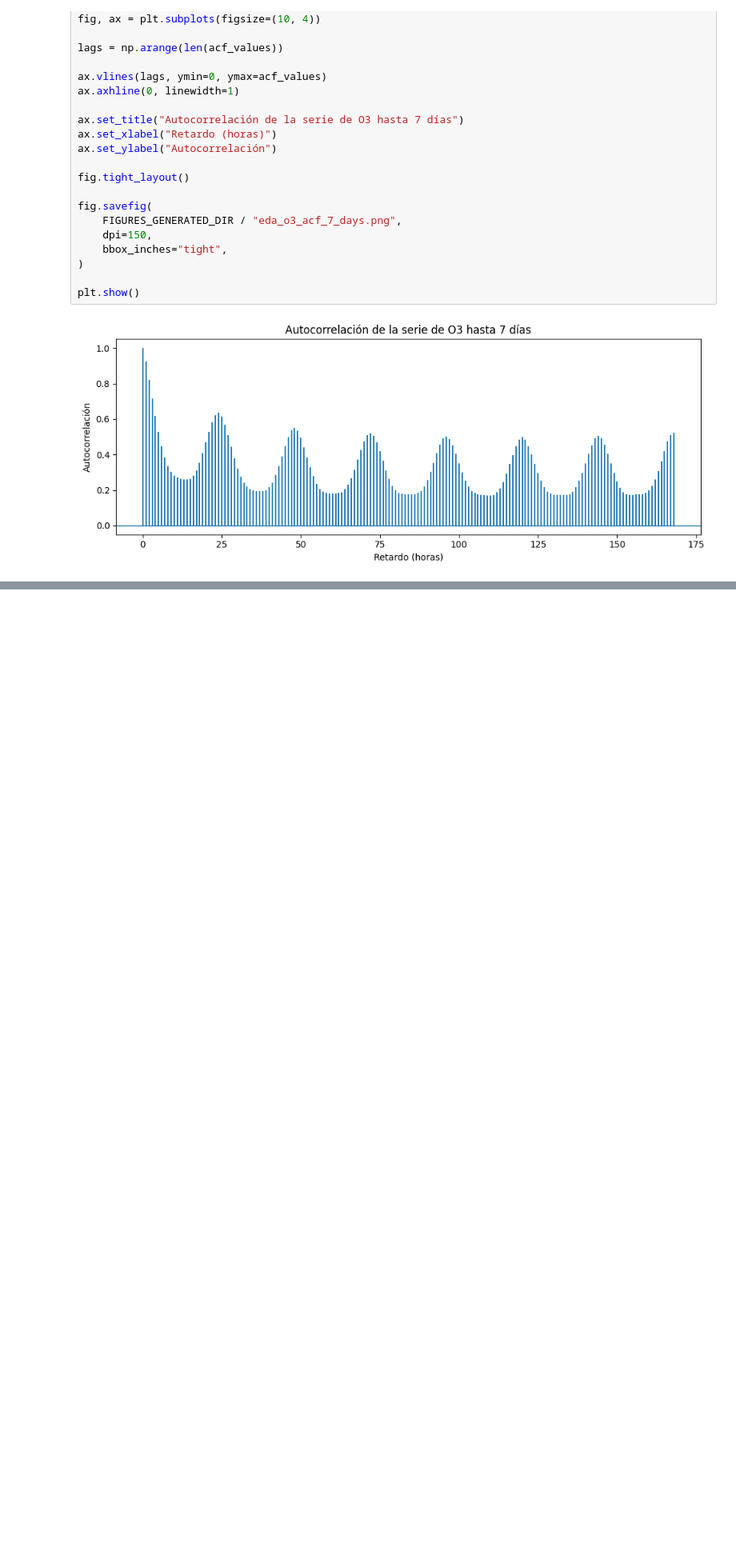
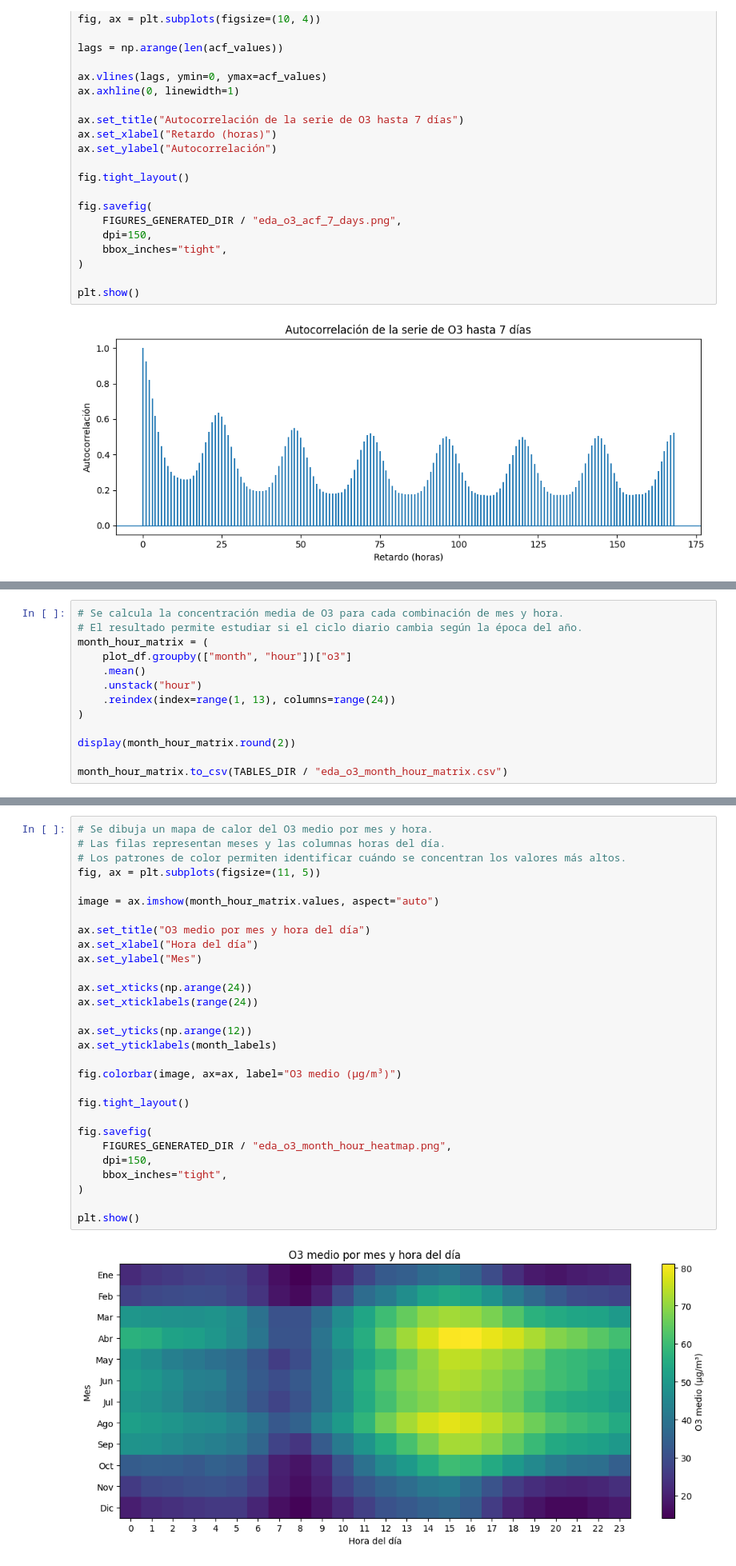
Before and after one commit to hipenation2142/trabajo, a Jupyter notebook: notebooks/01_eda_o3.ipynb, the cells around one changed output, grey strips where cells are left out. Shown at 80% size. Saved outputs shown, nothing was run; the diff lists cells and outputs as text; blank space fills up the shorter version.

```diff
--- a/notebooks/01_eda_o3.ipynb
+++ b/notebooks/01_eda_o3.ipynb
@@ -639,0 +776,13 @@ plt.show()
+# %%
+# Se calcula la concentración media de O3 para cada combinación de mes y hora.
+# El resultado permite estudiar si el ciclo diario cambia según la época del año.
+month_hour_matrix = (
+    plot_df.groupby(["month", "hour"])["o3"]
+    .mean()
+    .unstack("hour")
+    .reindex(index=range(1, 13), columns=range(24))
+)
+
+display(month_hour_matrix.round(2))
+
+month_hour_matrix.to_csv(TABLES_DIR / "eda_o3_month_hour_matrix.csv")
@@ -639,0 +804,31 @@ plt.show()
+# %%
+# Se dibuja un mapa de calor del O3 medio por mes y hora.
+# Las filas representan meses y las columnas horas del día.
+# Los patrones de color permiten identificar cuándo se concentran los valores más altos.
+fig, ax = plt.subplots(figsize=(11, 5))
+
+image = ax.imshow(month_hour_matrix.values, aspect="auto")
+
+ax.set_title("O3 medio por mes y hora del día")
+ax.set_xlabel("Hora del día")
+ax.set_ylabel("Mes")
+
+ax.set_xticks(np.arange(24))
+ax.set_xticklabels(range(24))
+
+ax.set_yticks(np.arange(12))
+ax.set_yticklabels(month_labels)
+
+fig.colorbar(image, ax=ax, label="O3 medio (µg/m³)")
+
+fig.tight_layout()
+
+fig.savefig(
+    FIGURES_GENERATED_DIR / "eda_o3_month_hour_heatmap.png",
+    dpi=150,
+    bbox_inches="tight",
+)
+
+plt.show()
+# %% [output]
+[figure, added]
```
Also changed, not shown: parts of 6 cells of this notebook, 7 other files.
